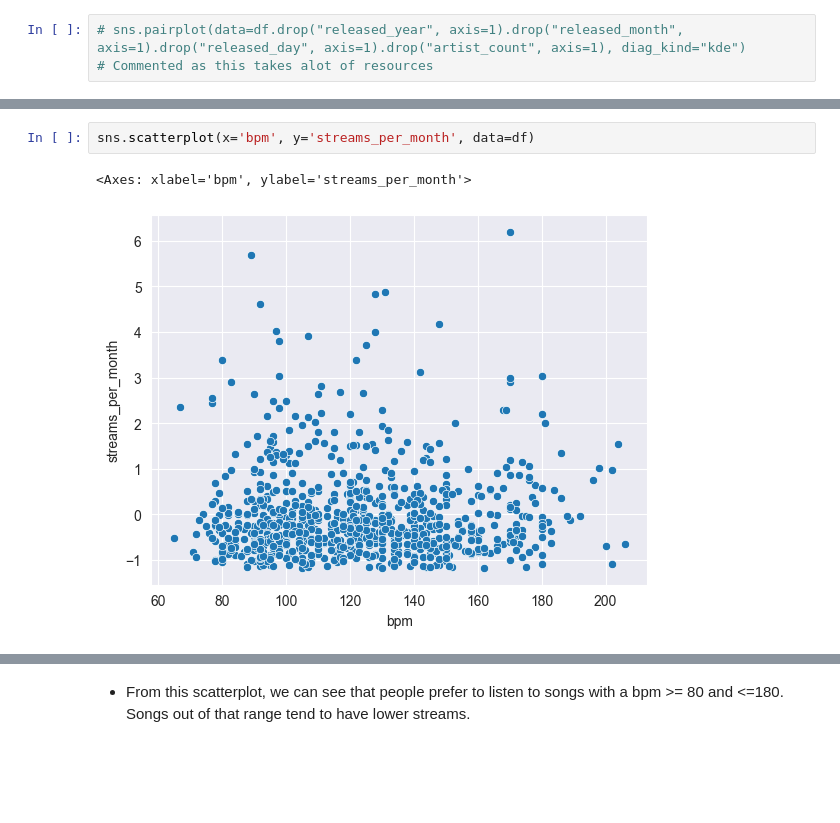
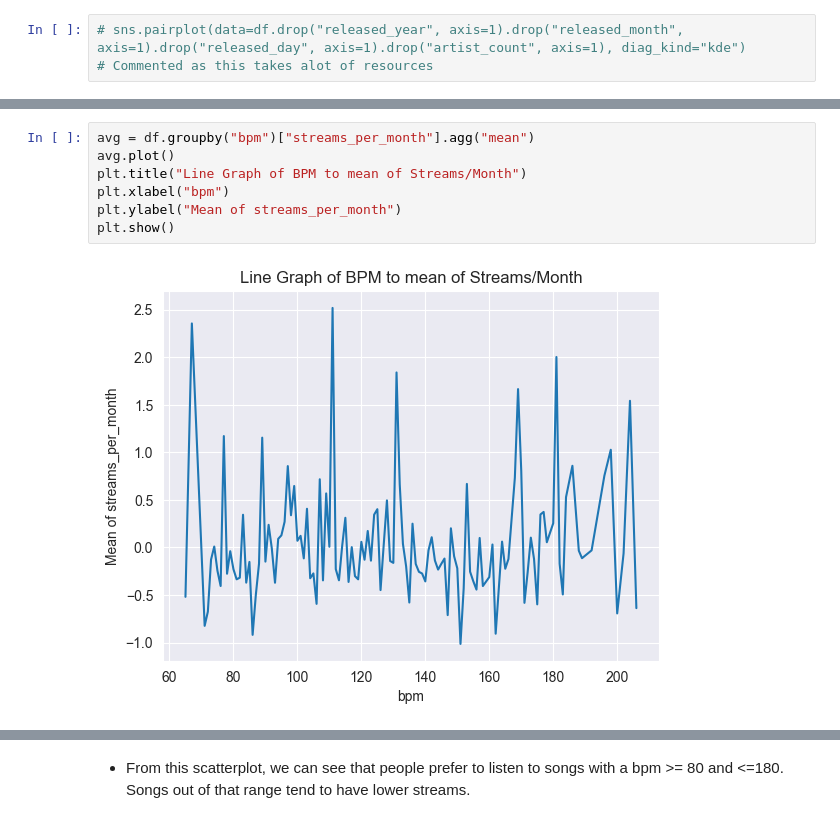
Before and after one commit to certificateofparticipation/VJCxTP-Hackathon-24, a Jupyter notebook: main.ipynb, the cells around one changed output, grey strips where cells are left out. Cells and saved outputs as stored; diff of their text form; blank space fills up the shorter version.

```diff
--- a/main.ipynb
+++ b/main.ipynb
@@ -338,5 +339,9 @@ plt.show()
-# %%
-sns.scatterplot(x='bpm', y='streams_per_month', data=df)
-# %% [output]
-<Axes: xlabel='bpm', ylabel='streams_per_month'>
-[figure, removed]
+# %%
+avg = df.groupby("bpm")["streams_per_month"].agg("mean")
+avg.plot()
+plt.title("Line Graph of BPM to mean of Streams/Month")
+plt.xlabel("bpm")
+plt.ylabel("Mean of streams_per_month")
+plt.show()
+# %% [output]
+[figure, added]
```
Also changed, not shown: parts of 10 cells of this notebook.
